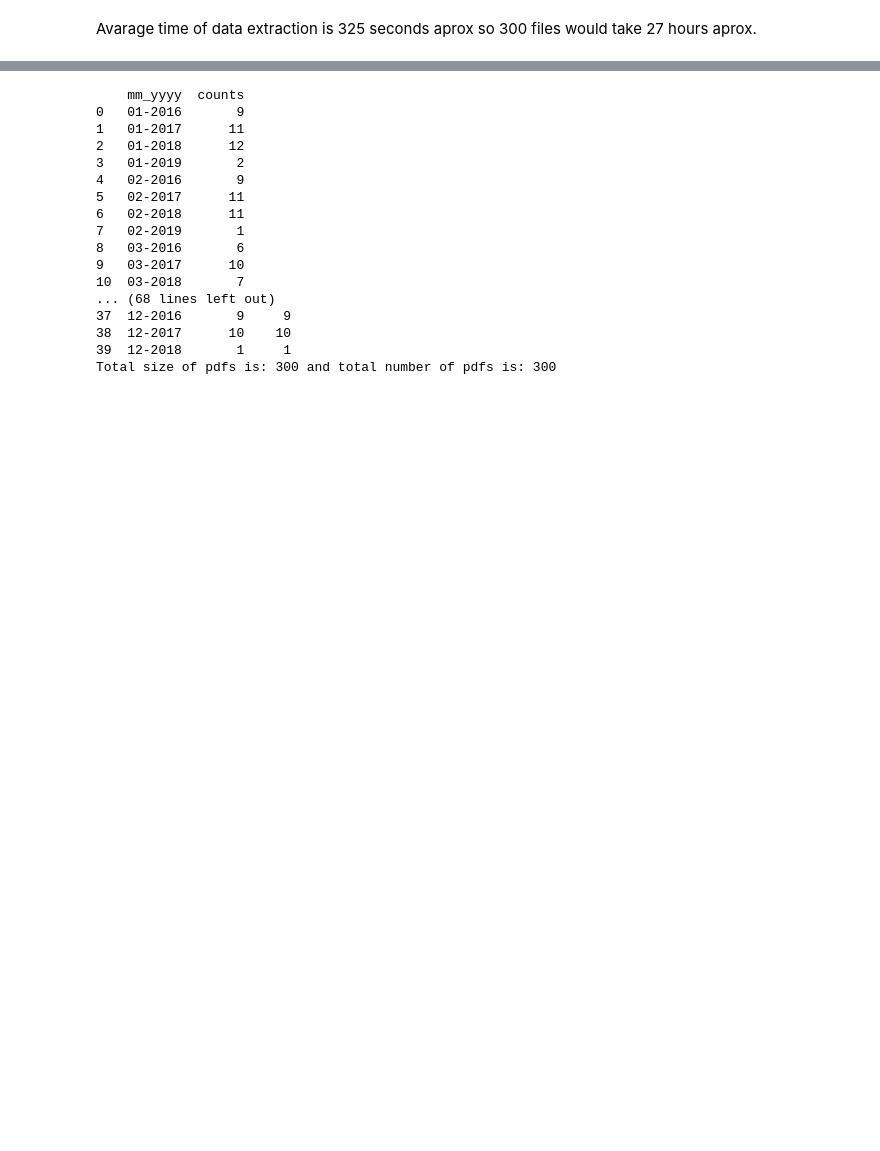
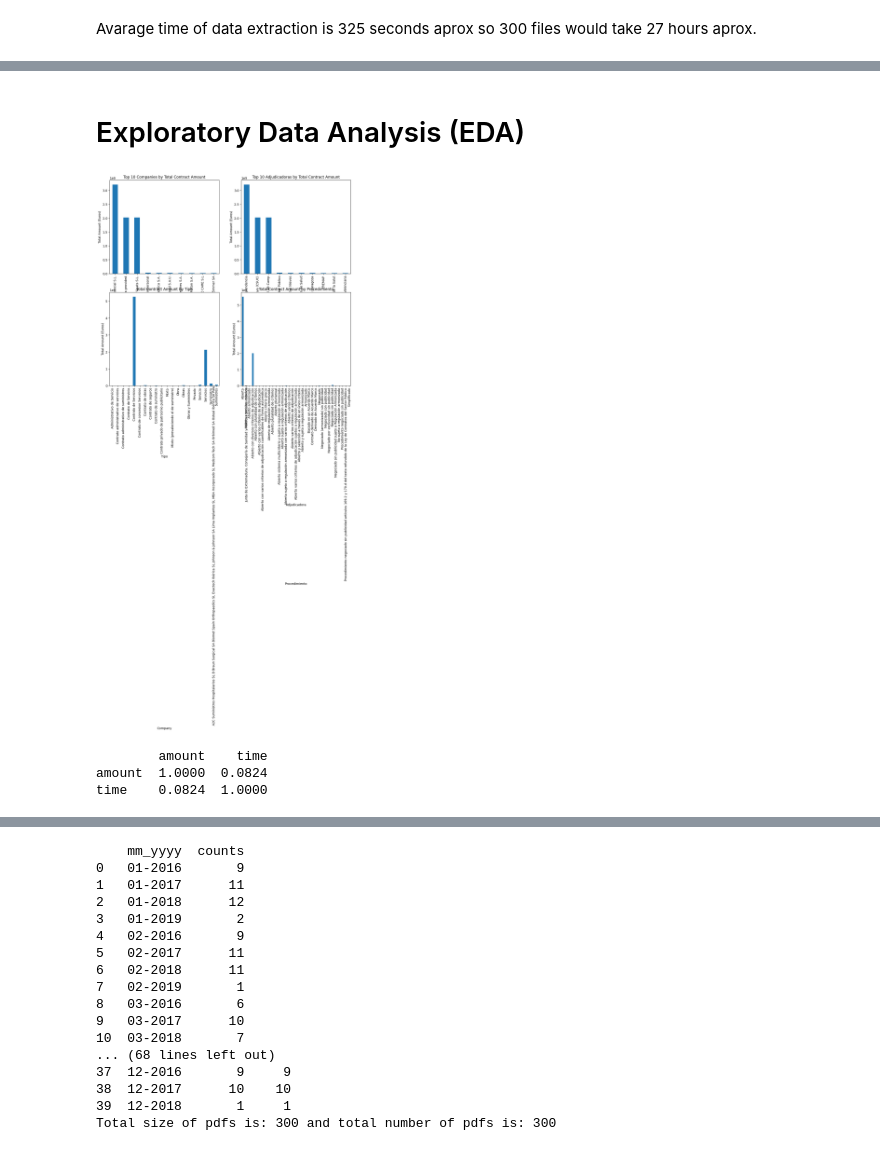
Before and after one commit to danmorper/tfg_analysis, a Jupyter notebook: analysis.ipynb, the cells around one changed output, grey strips where cells are left out. Drawn from its saved outputs; the diff is of its cells as text; code cells hidden in the pictures; blank space fills up the shorter version.

```diff
--- a/analysis.ipynb
+++ b/analysis.ipynb
@@ -41,0 +153,43 @@ Avarage time of data extraction is 325 seconds aprox so 300 files would take 27
+# %% [markdown]
+# Exploratory Data Analysis (EDA)
+# %%
+# Correlation analysis
+correlation_matrix = cleaned_data[['amount', 'time']].corr()
+
+# Visualizing relationships
+fig, axes = plt.subplots(nrows=2, ncols=2, figsize=(14, 12))
+
+# Amount vs. Company
+cleaned_data.groupby('company')['amount'].sum().nlargest(10).plot(kind='bar', ax=axes[0, 0])
+axes[0, 0].set_title('Top 10 Companies by Total Contract Amount')
+axes[0, 0].set_xlabel('Company')
+axes[0, 0].set_ylabel('Total Amount (Euros)')
+
+# Amount vs. Adjudicadora
+cleaned_data.groupby('adjudicadora')['amount'].sum().nlargest(10).plot(kind='bar', ax=axes[0, 1])
+axes[0, 1].set_title('Top 10 Adjudicadoras by Total Contract Amount')
+axes[0, 1].set_xlabel('Adjudicadora')
+axes[0, 1].set_ylabel('Total Amount (Euros)')
+
+# Amount vs. Tipo
+cleaned_data.groupby('tipo')['amount'].sum().plot(kind='bar', ax=axes[1, 0])
+axes[1, 0].set_title('Total Contract Amount by Tipo')
+axes[1, 0].set_xlabel('Tipo')
+axes[1, 0].set_ylabel('Total Amount (Euros)')
+
+# Amount vs. Procedimiento
+cleaned_data.groupby('procedimiento')['amount'].sum().plot(kind='bar', ax=axes[1, 1])
+axes[1, 1].set_title('Total Contract Amount by Procedimiento')
+axes[1, 1].set_xlabel('Procedimiento')
+axes[1, 1].set_ylabel('Total Amount (Euros)')
+
+plt.tight_layout()
+plt.show()
+
+# Display correlation matrix
+print(correlation_matrix)
+# %% [output]
+[figure, added]
+        amount    time
+amount  1.0000  0.0824
+time    0.0824  1.0000
```
Also changed, not shown: parts of 49 cells of this notebook, 8 other files.
